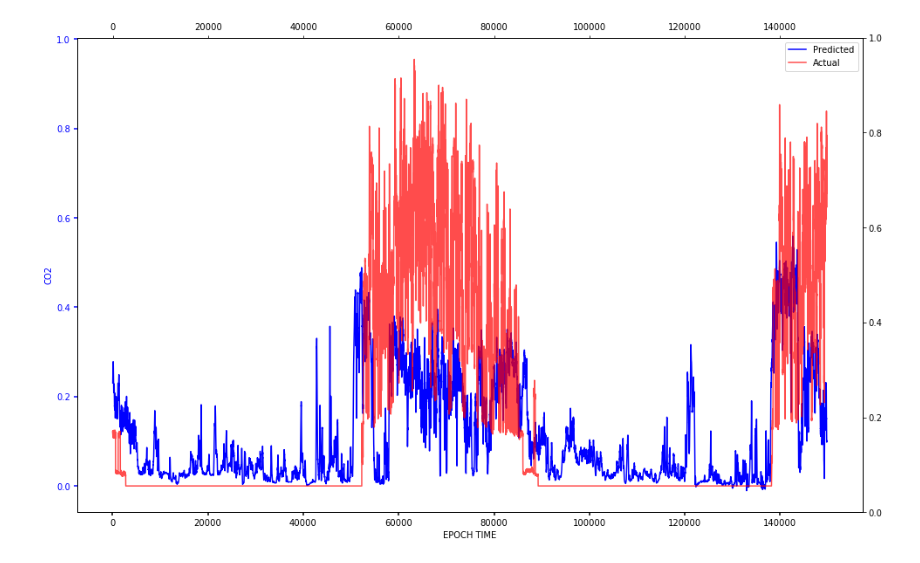
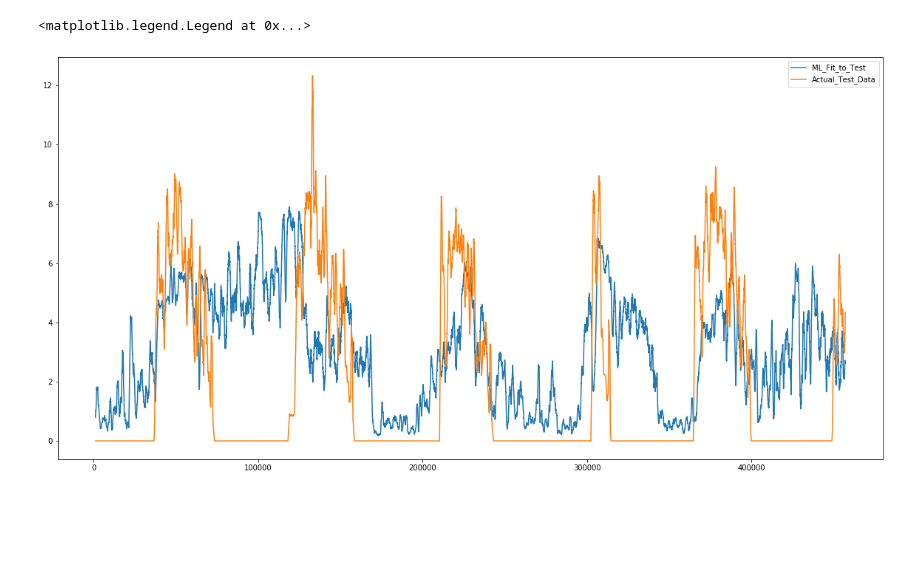
Before and after one commit to agmeyer4/CO2_Eddy, a Jupyter notebook: ML.ipynb, the cells around one changed output. Saved outputs shown, nothing was run; the diff lists cells and outputs as text; code cells hidden in the pictures; blank space fills up the shorter version.

```diff
--- a/ML.ipynb
+++ b/ML.ipynb
@@ -205,0 +405,3 @@ Epoch 3/3
+# %%
+#Get train/test
+X_train,X_test,y_train,y_test,min_max_scalar = process_for_ML_test(['Pic_CO2','ANEM_X','ANEM_Y','ANEM_Z','wd','ws'],15,6)
@@ -205,0 +426,2 @@ Epoch 3/3
+# %%
+yfit = loaded_model.predict(X_test) #fit to x_test
@@ -205,0 +450,3 @@ Epoch 3/3
+# %%
+keep_col = ['m_dot(t)_test']
+unscaled = unscaled[keep_col]
@@ -205,0 +470,4 @@ Epoch 3/3
+# %%
+keep_col = ['m_dot(t)_fit']
+unscaled1 = unscaled1[keep_col]
+comparison = pd.concat([unscaled,unscaled1],axis=1)
@@ -206,35 +490,35 @@ Epoch 3/3
 # %%
 #PLOT PREDICTED VS OBSERVED
-yfit = model.predict(X_test)
-yfit = pd.DataFrame(yfit)
-yfit_roll = yfit.rolling(100,center=True).mean()
+fig, ax = plt.subplots(figsize = (20,10))
 
-fig, host = plt.subplots(figsize = (20,10))
-fig.subplots_adjust(right=0.75)
+ax.plot(comparison['m_dot(t)_fit'].rolling(1000).mean(),label='ML_Fit_to_Test')
+ax.plot(comparison['m_dot(t)_test'].rolling(1000).mean(),label='Actual_Test_Data')
+ax.legend()
 
-par1 = host.twinx()
-par1 = host.twiny()
+# par1 = host.twinx()
+# par1 = host.twiny()
 
 
-p1, = host.plot(yfit_roll, "b-", label="Predicted")
-p2, = par1.plot(y_test, "r-", alpha = 0.7,label="Actual")
+# p1, = host.plot(yfit_roll, "b-", label="Predicted")
+# p2, = par1.plot(y_test_roll, "r-", alpha = 0.7,label="Actual")
 
-host.set_xlabel("EPOCH TIME")
-host.set_ylabel("CO2")
-par1.set_ylabel("CO2")
+# host.set_xlabel("EPOCH TIME")
+# host.set_ylabel("CO2")
+# par1.set_ylabel("CO2")
 
-host.yaxis.label.set_color(p1.get_color())
-par1.yaxis.label.set_color(p2.get_color())
+# host.yaxis.label.set_color(p1.get_color())
+# par1.yaxis.label.set_color(p2.get_color())
 
-tkw = dict(size=4, width=1.5)
-host.tick_params(axis='y', colors=p1.get_color(), **tkw)
-par1.tick_params(axis='y', colors=p2.get_color(), **tkw)
-host.tick_params(axis='x', **tkw)
+# tkw = dict(size=4, width=1.5)
+# host.tick_params(axis='y', colors=p1.get_color(), **tkw)
+# par1.tick_params(axis='y', colors=p2.get_color(), **tkw)
+# host.tick_params(axis='x', **tkw)
 
-lines = [p1, p2]
+# lines = [p1, p2]
 
-host.legend(lines, [l.get_label() for l in lines])
+# host.legend(lines, [l.get_label() for l in lines])
 
-plt.show()
+# plt.show()
 # %% [output]
+<matplotlib.legend.Legend at 0x...>
-[figure, old version]
+[figure, new version]
```
Also changed, not shown: parts of 34 cells of this notebook.
